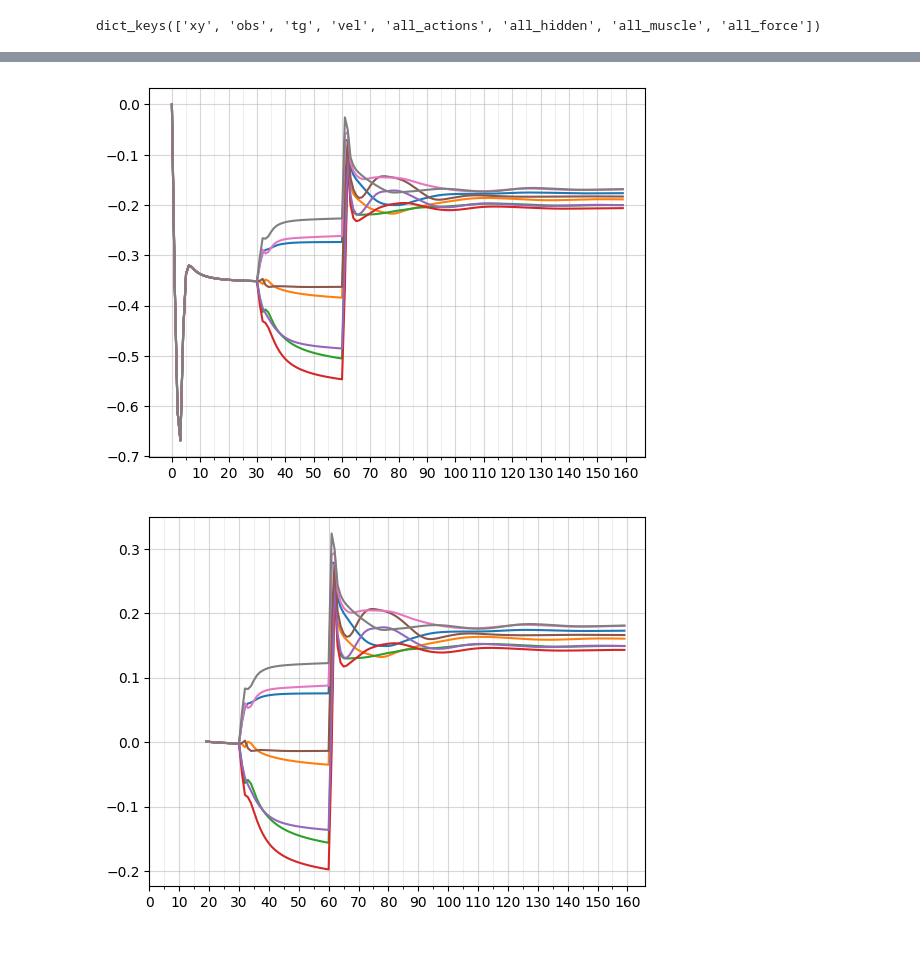
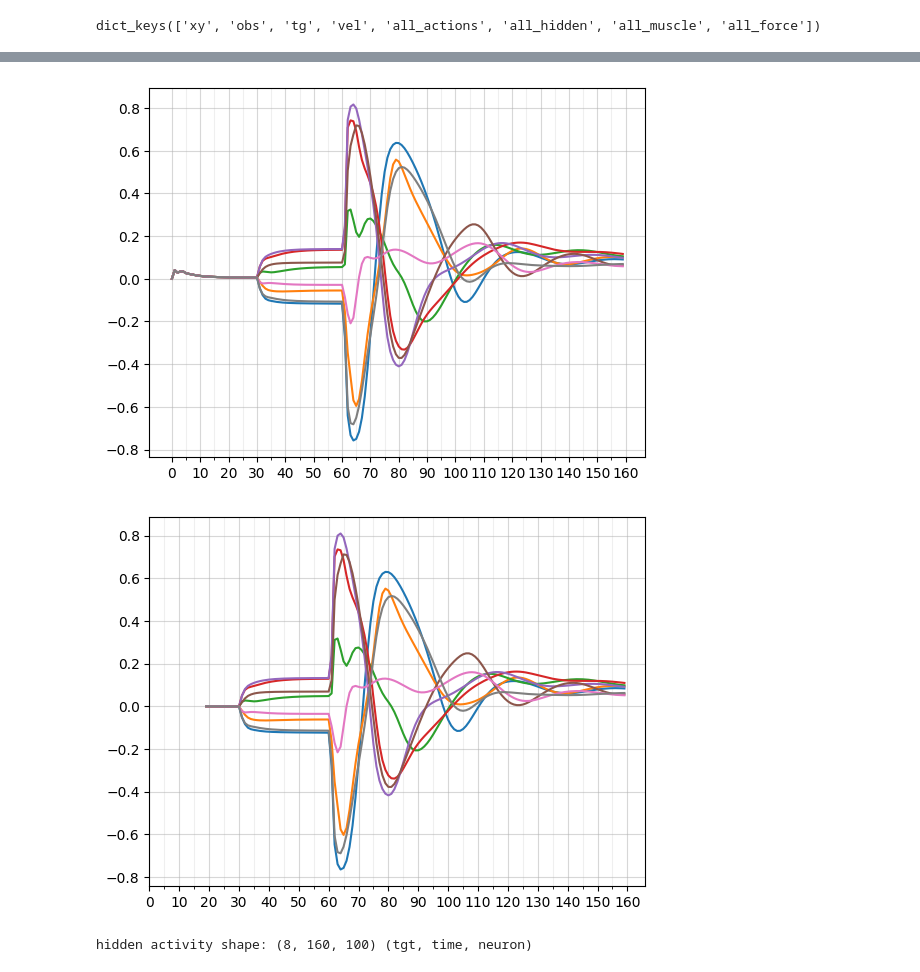
Before and after one commit to paulgribble/motornet_centerout, a Jupyter notebook: golook.ipynb, the cells around one changed output, grey strips where cells are left out. Cells and saved outputs as stored; diff of their text form; code cells hidden in the pictures.

```diff
--- a/golook.ipynb
+++ b/golook.ipynb
@@ -31,7 +31,7 @@ pytorch version: 2.5.1
 numpy version: 2.1.3
 motornet version: 0.2.0
 # %%
-model_name = "m0"
+model_name = "m1"
 data = test(
         "models/" + model_name + "/" + model_name + "_cfg.json",
         "models/" + model_name + "/" + model_name + "_weights",
@@ -50,20 +50,20 @@ fig, ax = plot_kinematics(all_xy=data["xy"], all_tg=data["tg"], all_vel=data["ve
 # %%
-h = data["all_hidden"][:,:,0].T # [tgt,time,neuron]
+h = data["all_hidden"][:,:,1].T # [tgt,time,neuron]
 n_time = np.shape(h)[0]
 time = np.arange(0,n_time,1)
 fig = plt.figure()
 ax = fig.add_subplot()
 ax.plot(time,h)
 major_ticks = np.arange(0, 161, 10)
 minor_ticks = np.arange(0, 161, 5)
 ax.set_xticks(major_ticks)
 ax.set_xticks(minor_ticks, minor=True)
 ax.grid(which='both')
 ax.grid(which='minor', alpha=0.2)
 ax.grid(which='major', alpha=0.5)
 plt.show()
 # %% [output]
-[figure, old version]
+[figure, new version]
 # %%
 n_tgt = 24 # 1 timestep before the target shifts
 n_win = 5
@@ -81,4 +81,9 @@ ax.grid(which='minor', alpha=0.2)
 ax.grid(which='major', alpha=0.5)
 plt.show()
 # %% [output]
-[figure, old version]
+[figure, new version]
+# %%
+hid = data['all_hidden'].detach().numpy()
+print(f"hidden activity shape: {np.shape(hid)} (tgt, time, neuron)")
+# %% [output]
+hidden activity shape: (8, 160, 100) (tgt, time, neuron)
```
Also changed, not shown: parts of 1 cell of this notebook, 3 other files.
